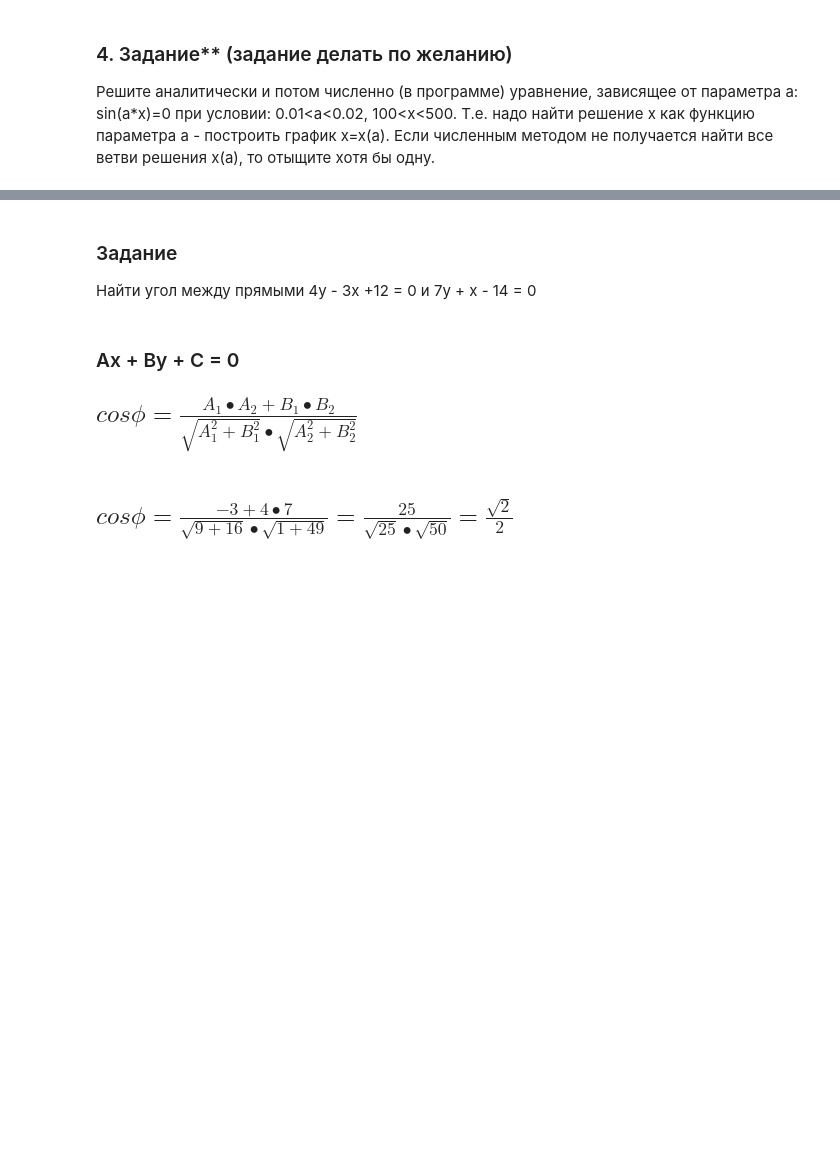
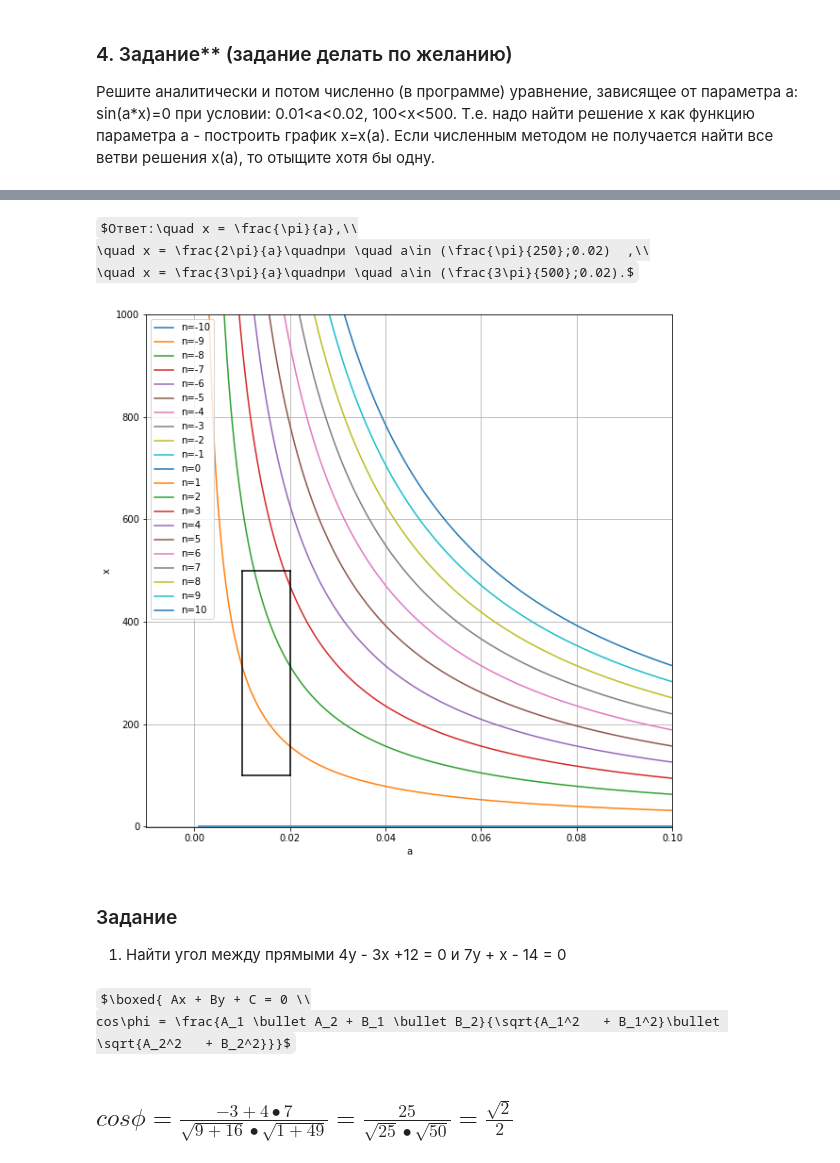
Before and after one commit to AlexandraFil/Geekbrains_2.0, a Jupyter notebook: math/lesson_4/lesson_4.ipynb, the cells around one changed output, grey strips where cells are left out. Saved outputs shown, nothing was run; the diff lists cells and outputs as text; code cells hidden in the pictures; some formulas as TeX source; blank space fills up the shorter version.

```diff
--- a/math/lesson_4/lesson_4.ipynb
+++ b/math/lesson_4/lesson_4.ipynb
@@ -44,10 +64,33 @@ sin(а*x)=0
+# %% [markdown]
+$Ответ:\quad x = \frac{\pi}{а},\\
+\quad x = \frac{2\pi}{а}\quadпри \quad а\in (\frac{\pi}{250};0.02)  ,\\
+\quad x = \frac{3\pi}{а}\quadпри \quad а\in (\frac{3\pi}{500};0.02).$
+# %%
+plt.figure(figsize=(10, 10))
+a = np.linspace(0.001, 0.1, 1001)
+for n in range(-10, 11):
+    plt.plot(a, n*np.pi/a, label=f'n={n}')
+
+plt.plot([0.01, 0.01], [100, 500], color = 'Black')
+plt.plot([0.02, 0.02], [100, 500], color = 'Black')
+plt.plot([0.01, 0.02], [100, 100], color = 'Black')
+plt.plot([0.02, 0.01], [500, 500], color = 'Black')
+
+plt.axis([-0.01, 0.1, -1, 1000])
+plt.legend(loc = 'upper left')
+plt.xlabel('a')
+plt.ylabel('x')
+plt.grid()
+plt.show()
+# %% [output]
+[figure, added]
 # %% [markdown]
 ### Задание
 
-Найти угол между прямыми 4y - 3x +12 = 0 и 7y + x - 14 = 0
+1. Найти угол между прямыми 4y - 3x +12 = 0 и 7y + x - 14 = 0
 # %% [markdown]
-### Ax + By + C = 0
-## $cos\phi = \frac{A_1 \bullet A_2 + B_1 \bullet B_2}{\sqrt{A_1^2   + B_1^2}\bullet \sqrt{A_2^2   + B_2^2}}$
+$\boxed{ Ax + By + C = 0 \\
+cos\phi = \frac{A_1 \bullet A_2 + B_1 \bullet B_2}{\sqrt{A_1^2   + B_1^2}\bullet \sqrt{A_2^2   + B_2^2}}}$
 # %% [markdown]
 ## $cos\phi = \frac{-3 + 4 \bullet 7}{\sqrt{9 + 16}\bullet \sqrt{1 + 49}} = \frac{25}{\sqrt{25}\bullet \sqrt{50}} = \frac{\sqrt{2}}{2}$
 # %% [markdown]
```
Also changed, not shown: parts of 15 cells of this notebook, 3 other files.
